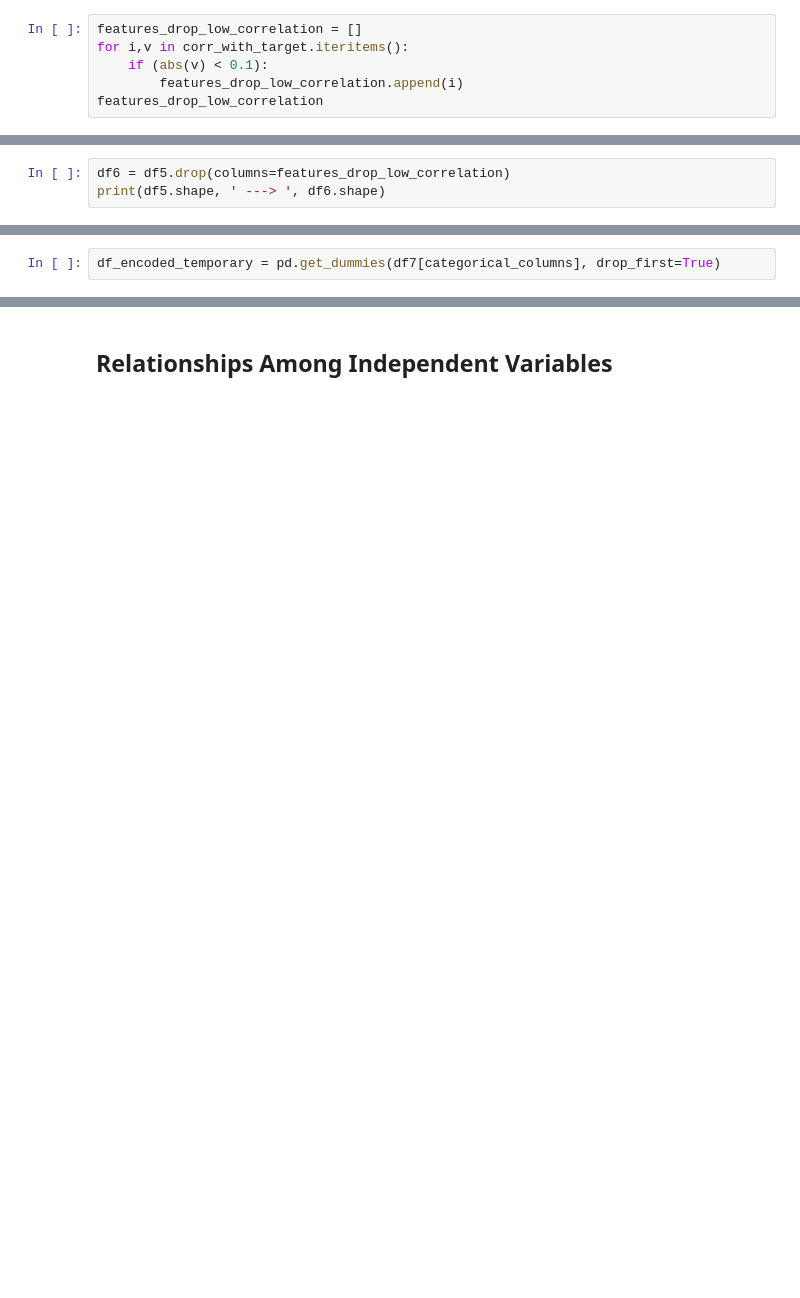
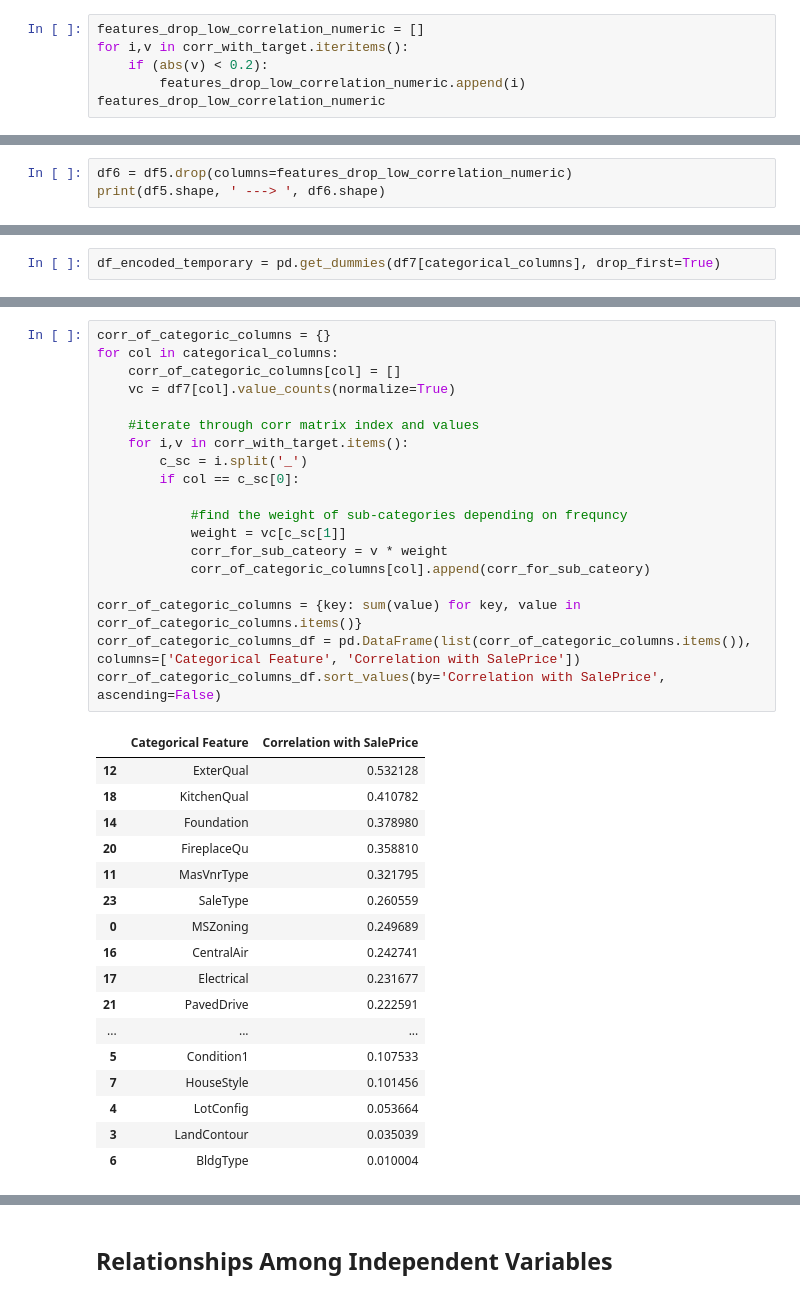
Before and after one commit to fatih-ml/House-price-prediction-ensemble-models-feature-engineering, a Jupyter notebook: V2_housing_price_model.ipynb, the cells around one changed output, grey strips where cells are left out. Saved outputs shown, nothing was run; the diff lists cells and outputs as text; blank space fills up the shorter version.

```diff
--- a/V2_housing_price_model.ipynb
+++ b/V2_housing_price_model.ipynb
@@ -287,9 +287,9 @@ plt.show()
 # %% [output]
 [figure]
 # %%
-features_drop_low_correlation = []
+features_drop_low_correlation_numeric = []
 for i,v in corr_with_target.iteritems():
-    if (abs(v) < 0.1):
-        features_drop_low_correlation.append(i)
-features_drop_low_correlation
+    if (abs(v) < 0.2):
+        features_drop_low_correlation_numeric.append(i)
+features_drop_low_correlation_numeric
 # %% [output]
@@ -297,4 +297,4 @@ features_drop_low_correlation
 # %%
-df6 = df5.drop(columns=features_drop_low_correlation)
+df6 = df5.drop(columns=features_drop_low_correlation_numeric)
 print(df5.shape, ' ---> ', df6.shape)
 # %% [output]
@@ -388,3 +378,40 @@ LotShape_Reg                0.262835
 SaleType_WD                 0.262797
 CentralAir_Y                0.259747
 Name: SalePrice, dtype: float64
+# %%
+corr_of_categoric_columns = {}
+for col in categorical_columns:
+    corr_of_categoric_columns[col] = []
+    vc = df7[col].value_counts(normalize=True)
+
+    #iterate through corr matrix index and values
+    for i,v in corr_with_target.items():
+        c_sc = i.split('_')
+        if col == c_sc[0]:
+
+            #find the weight of sub-categories depending on frequncy
+            weight = vc[c_sc[1]]
+            corr_for_sub_cateory = v * weight
+            corr_of_categoric_columns[col].append(corr_for_sub_cateory)
+
+corr_of_categoric_columns = {key: sum(value) for key, value in corr_of_categoric_columns.items()}
+corr_of_categoric_columns_df = pd.DataFrame(list(corr_of_categoric_columns.items()), columns=['Categorical Feature', 'Correlation with SalePrice'])
+corr_of_categoric_columns_df.sort_values(by='Correlation with SalePrice', ascending=False)
+# %% [output]
+|  | Categorical Feature | Correlation with SalePrice |
+| 12 | ExterQual | 0.532128 |
+| 18 | KitchenQual | 0.410782 |
+| 14 | Foundation | 0.378980 |
+| 20 | FireplaceQu | 0.358810 |
+| 11 | MasVnrType | 0.321795 |
+| 23 | SaleType | 0.260559 |
+| 0 | MSZoning | 0.249689 |
+| 16 | CentralAir | 0.242741 |
+| 17 | Electrical | 0.231677 |
+| 21 | PavedDrive | 0.222591 |
+| ... | ... | ... |
+| 5 | Condition1 | 0.107533 |
+| 7 | HouseStyle | 0.101456 |
+| 4 | LotConfig | 0.053664 |
+| 3 | LandContour | 0.035039 |
+| 6 | BldgType | 0.010004 |
```
Also changed, not shown: parts of 22 cells of this notebook.
